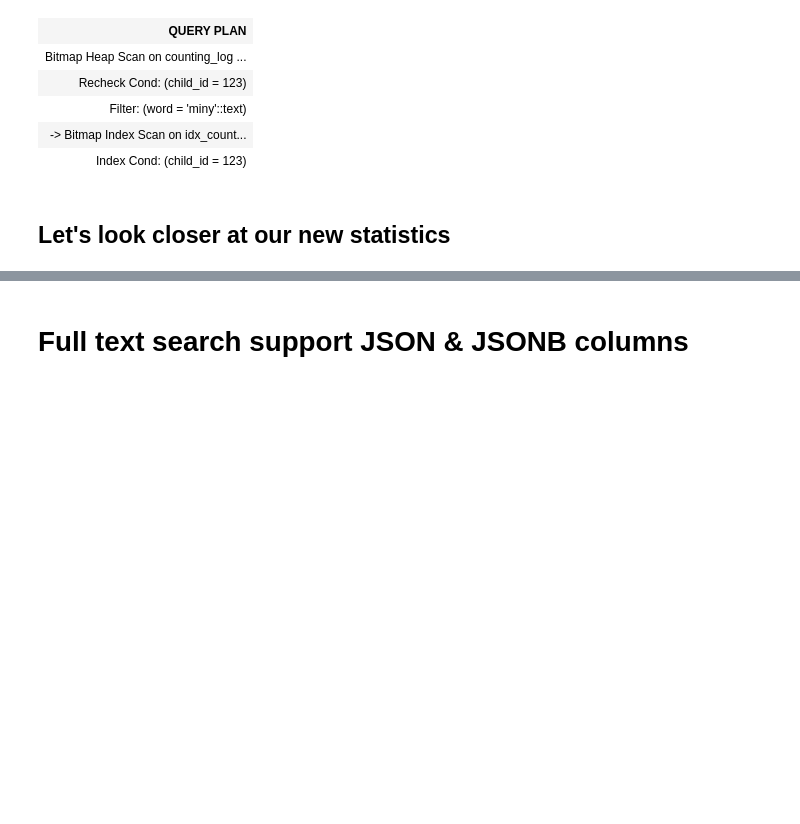
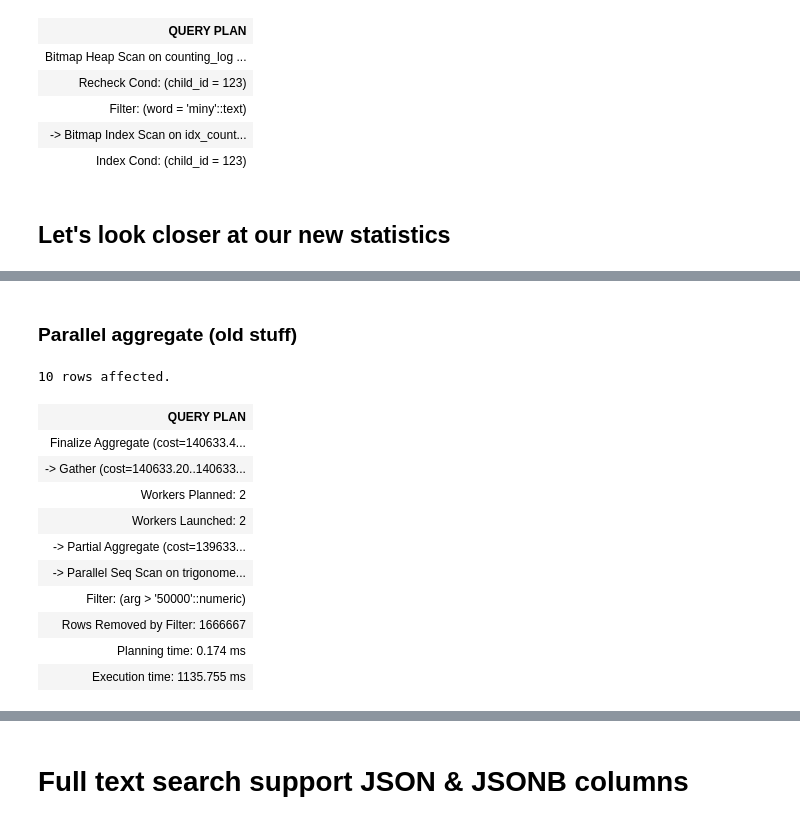
Before and after one commit to jakubwilkowski/pg10, a Jupyter notebook: pg10.ipynb, the cells around one changed output, grey strips where cells are left out. Saved outputs shown, nothing was run; the diff lists cells and outputs as text; code cells hidden in the pictures; blank space fills up the shorter version.

Commit message:
added slides for parallel queries

```diff
--- a/pg10.ipynb
+++ b/pg10.ipynb
@@ -547,0 +618,18 @@ Done.
+# %% [markdown]
+### Parallel aggregate (old stuff)
+# %%
+%%sql $connection10
+EXPLAIN ANALYZE SELECT count(arg) FROM trigonometry WHERE arg > 50000;
+# %% [output]
+10 rows affected.
+| QUERY PLAN |
+| Finalize Aggregate (cost=140633.4... |
+| -> Gather (cost=140633.20..140633... |
+| Workers Planned: 2 |
+| Workers Launched: 2 |
+| -> Partial Aggregate (cost=139633... |
+| -> Parallel Seq Scan on trigonome... |
+| Filter: (arg > '50000'::numeric) |
+| Rows Removed by Filter: 1666667 |
+| Planning time: 0.174 ms |
+| Execution time: 1135.755 ms |
```
Also changed, not shown: parts of 20 cells of this notebook, 5 other files.
